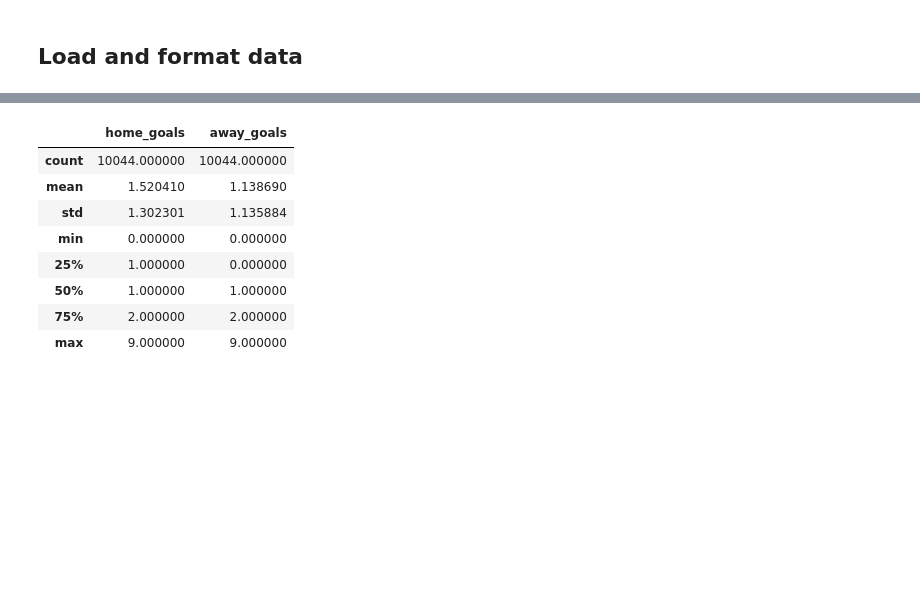
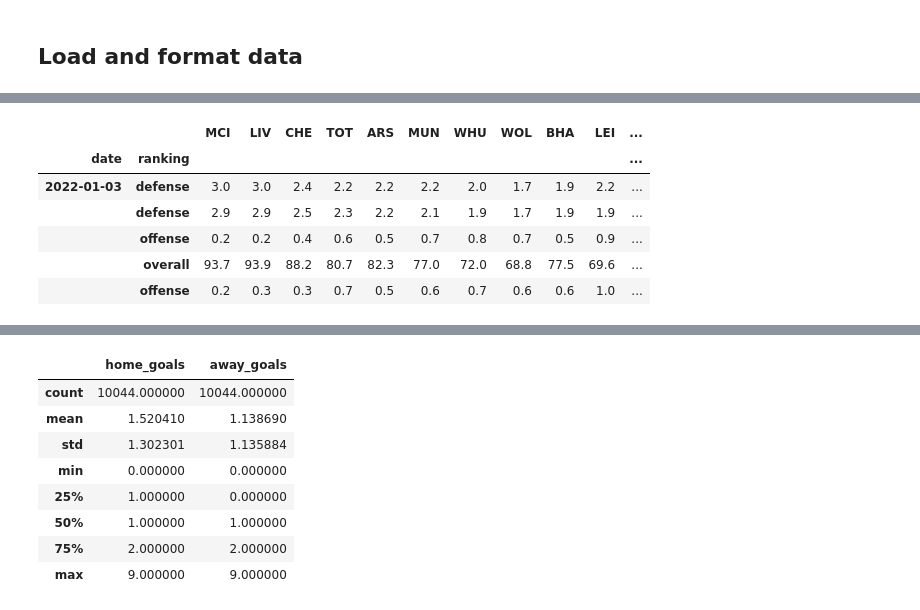
Before and after one commit to kevonscott/freekick, a Jupyter notebook: freekick/model/ai/notebooks/data_analysis.ipynb, the cells around one changed output, grey strips where cells are left out. Cells and saved outputs as stored; diff of their text form; code cells hidden in the pictures; blank space fills up the shorter version.

```diff
--- a/freekick/model/ai/notebooks/data_analysis.ipynb
+++ b/freekick/model/ai/notebooks/data_analysis.ipynb
@@ -47,0 +75,14 @@ team_rank_df.head(20)
+# %%
+team_rank_cp = team_rank_df.copy()
+# team_rank_cp = team_rank_cp.reset_index()
+# team_rank_cp = team_rank_cp.set_index(['date', 'ranking'])
+# %%
+team_rank_cp.head()
+# %% [output]
+|  |  | MCI | LIV | CHE | TOT | ARS | MUN | WHU | WOL | BHA | LEI | ... |
+| date | ranking |  |  |  |  |  |  |  |  |  |  | ... |
+| 2022-01-03 | defense | 3.0 | 3.0 | 2.4 | 2.2 | 2.2 | 2.2 | 2.0 | 1.7 | 1.9 | 2.2 | ... |
+|  | defense | 2.9 | 2.9 | 2.5 | 2.3 | 2.2 | 2.1 | 1.9 | 1.7 | 1.9 | 1.9 | ... |
+|  | offense | 0.2 | 0.2 | 0.4 | 0.6 | 0.5 | 0.7 | 0.8 | 0.7 | 0.5 | 0.9 | ... |
+|  | overall | 93.7 | 93.9 | 88.2 | 80.7 | 82.3 | 77.0 | 72.0 | 68.8 | 77.5 | 69.6 | ... |
+|  | offense | 0.2 | 0.3 | 0.3 | 0.7 | 0.5 | 0.6 | 0.7 | 0.6 | 0.6 | 1.0 | ... |
```
Also changed, not shown: parts of 12 cells of this notebook, 9 other files.
